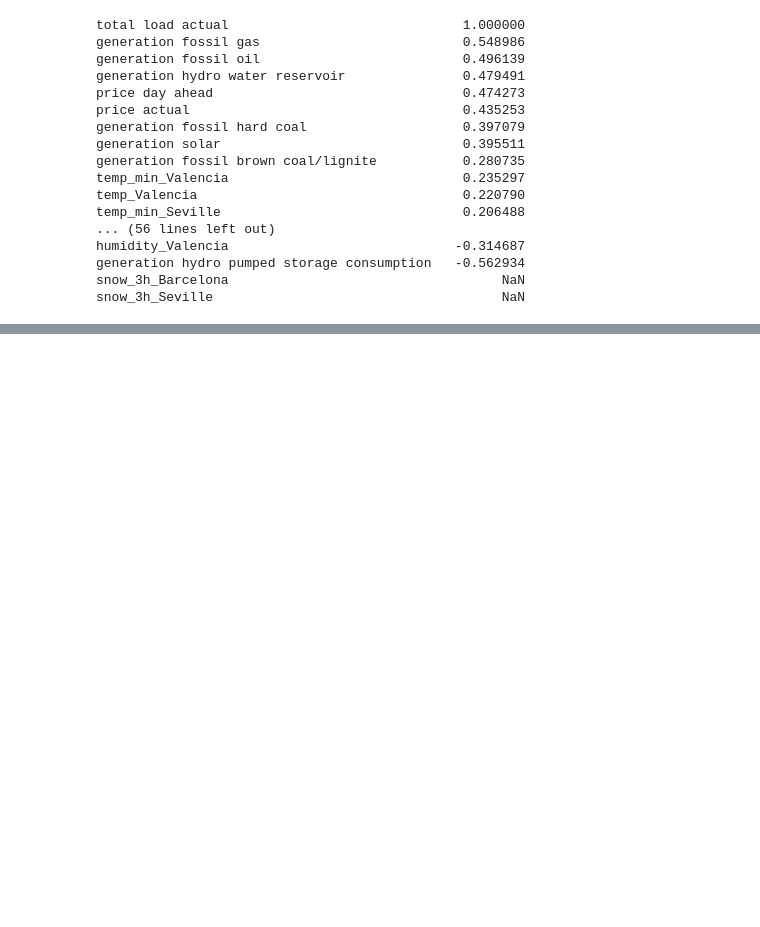
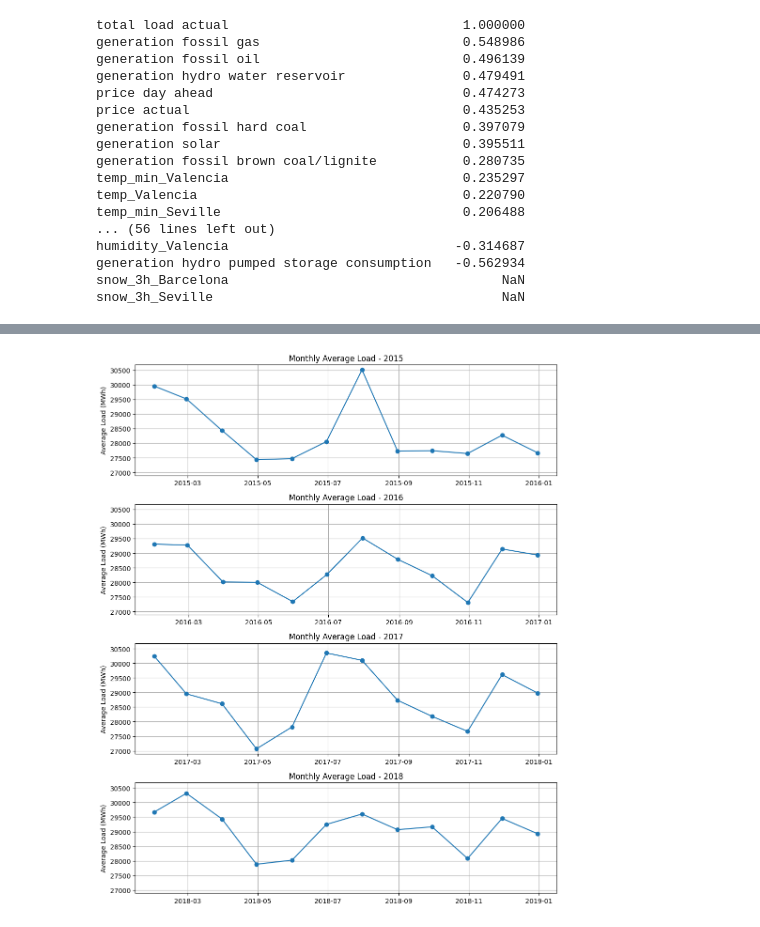
Before and after one commit to aaroncanillas/load-demand-forecasting, a Jupyter notebook: notebooks/feature_engineering.ipynb, the cells around one changed output, grey strips where cells are left out. Saved outputs shown, nothing was run; the diff lists cells and outputs as text; code cells hidden in the pictures; blank space fills up the shorter version.

```diff
--- a/notebooks/feature_engineering.ipynb
+++ b/notebooks/feature_engineering.ipynb
@@ -120,0 +96,22 @@ memory usage: 19.8 MB
+# %%
+# Resample to monthly average
+monthly_load = df_final['total load actual'].resample('ME').mean()
+
+# Get list of years
+monthly_load = monthly_load[monthly_load.index.year != 2014]
+years = monthly_load.index.year.unique()
+
+# Plot
+fig, axs = plt.subplots(len(years), 1, figsize=(10, 12), sharey=True)
+
+for i, year in enumerate(years):
+    yearly_data = monthly_load[monthly_load.index.year == year]
+    axs[i].plot(yearly_data.index, yearly_data.values, marker='o')
+    axs[i].set_title(f'Monthly Average Load - {year}')
+    axs[i].set_ylabel('Average Load (MWh)')
+    axs[i].grid(True)
+
+plt.tight_layout()
+plt.show()
+# %% [output]
+[figure, added]
```
Also changed, not shown: parts of 11 cells of this notebook, 14 other files.
